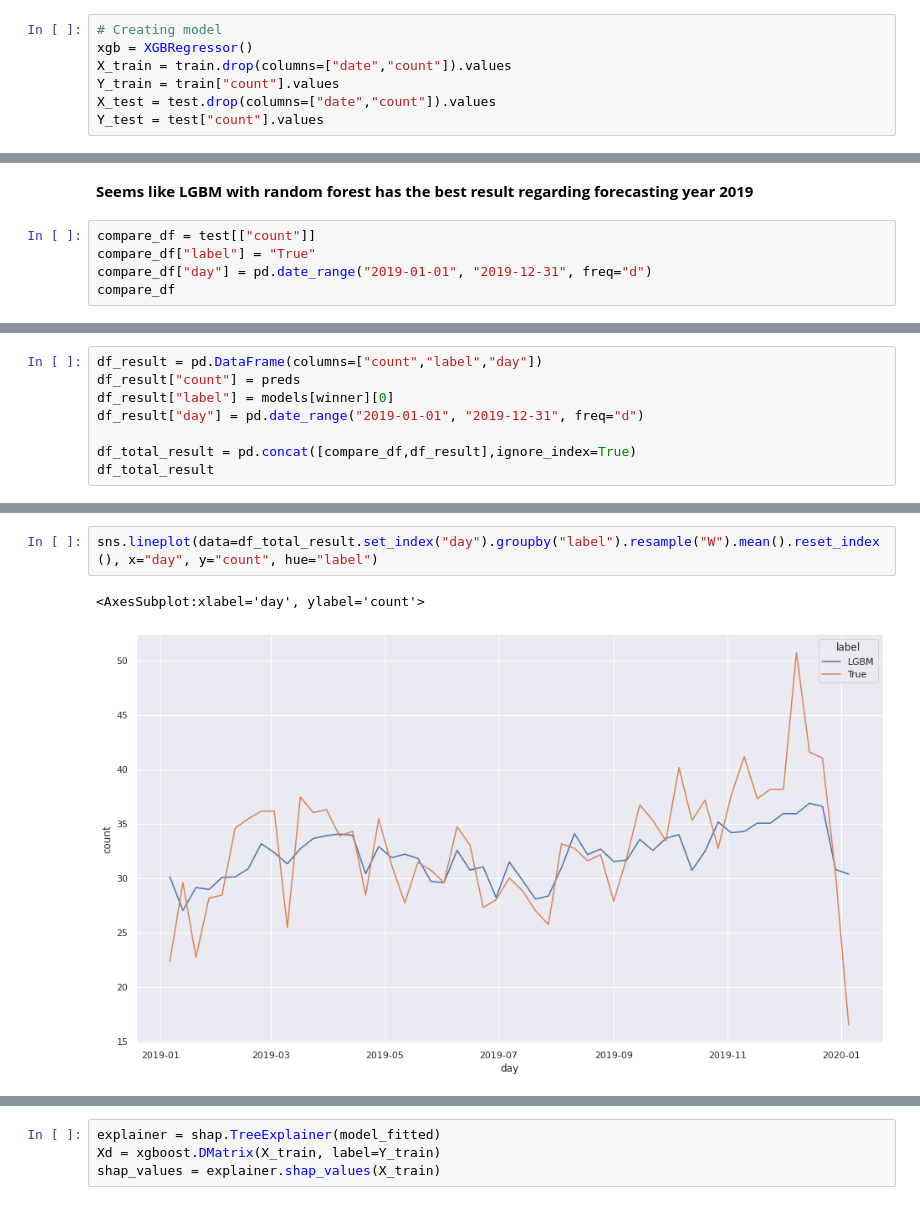
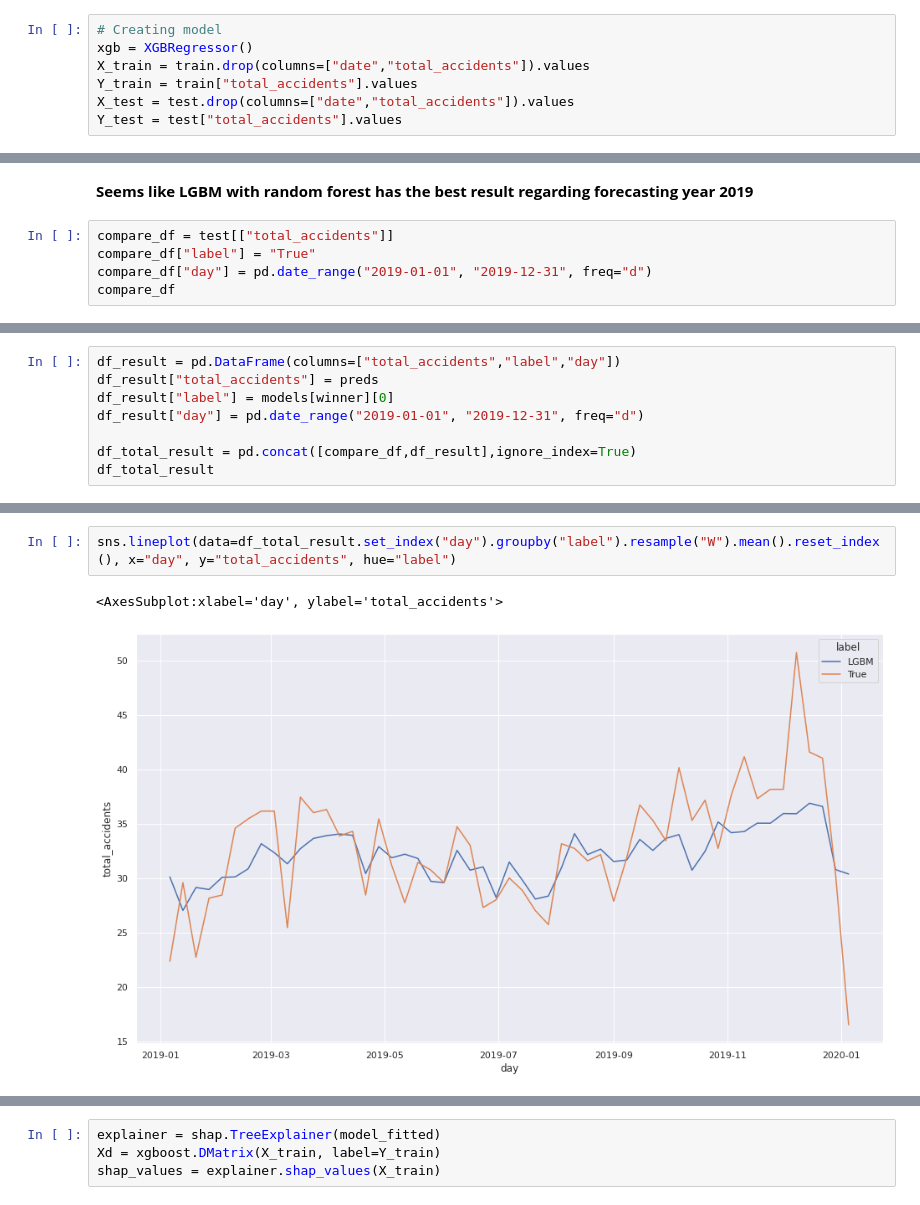
Before and after one commit to FelipeMarcelino/case_gavb, a Jupyter notebook: modeling.ipynb, the cells around one changed output, grey strips where cells are left out. Cells and saved outputs as stored; diff of their text form.

```diff
--- a/modeling.ipynb
+++ b/modeling.ipynb
@@ -129,10 +129,10 @@ cv = TimeSeriesSplit(10)
 # %%
 # Creating model
 xgb = XGBRegressor()
-X_train = train.drop(columns=["date","count"]).values
-Y_train = train["count"].values
-X_test = test.drop(columns=["date","count"]).values
-Y_test = test["count"].values
+X_train = train.drop(columns=["date","total_accidents"]).values
+Y_train = train["total_accidents"].values
+X_test = test.drop(columns=["date","total_accidents"]).values
+Y_test = test["total_accidents"].values
 # %%
 %%time
 cv_scores = cross_val_score(xgb, X_train, Y_train, cv=cv,
@@ -197,7 +197,7 @@ df
 # %% [markdown]
 **Seems like LGBM with random forest has the best result regarding forecasting year 2019**
 # %%
-compare_df = test[["count"]]
+compare_df = test[["total_accidents"]]
 compare_df["label"] = "True"
 compare_df["day"] = pd.date_range("2019-01-01", "2019-12-31", freq="d")
 compare_df
@@ -225,8 +225,8 @@ See the caveats in the documentation: https://pandas.pydata.org/pandas-docs/stab
 | 1674 | 10 | True | 2019-12-31 |
 365 rows × 3 columns
 # %%
-df_result = pd.DataFrame(columns=["count","label","day"])
-df_result["count"] = preds
+df_result = pd.DataFrame(columns=["total_accidents","label","day"])
+df_result["total_accidents"] = preds
 df_result["label"] = models[winner][0]
 df_result["day"] = pd.date_range("2019-01-01", "2019-12-31", freq="d")
 
@@ -263,10 +263,10 @@ df_total_result.set_index("day").groupby("label").resample("W").mean().reset_ind
 | 105 | True | 2020-01-05 | 16.500000 |
 106 rows × 3 columns
 # %%
-sns.lineplot(data=df_total_result.set_index("day").groupby("label").resample("W").mean().reset_index(), x="day", y="count", hue="label")
+sns.lineplot(data=df_total_result.set_index("day").groupby("label").resample("W").mean().reset_index(), x="day", y="total_accidents", hue="label")
 # %% [output]
-<AxesSubplot:xlabel='day', ylabel='count'>
+<AxesSubplot:xlabel='day', ylabel='total_accidents'>
-[figure, old version]
+[figure, new version]
 # %% [markdown]
 # 3 Interpretation - Shap
 
```
Also changed, not shown: parts of 9 cells of this notebook, 2 other files.
